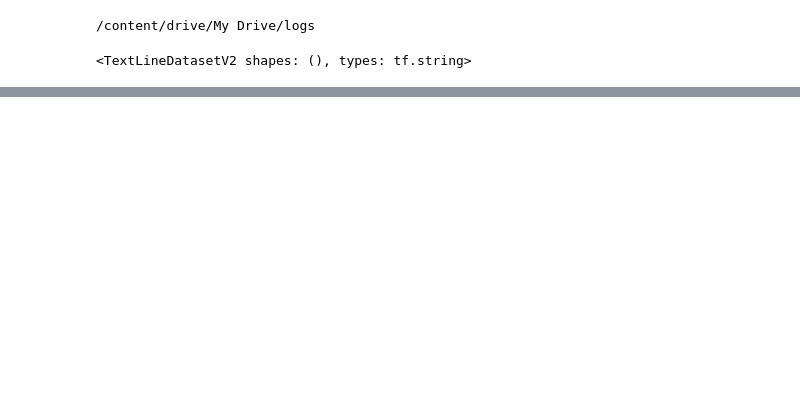
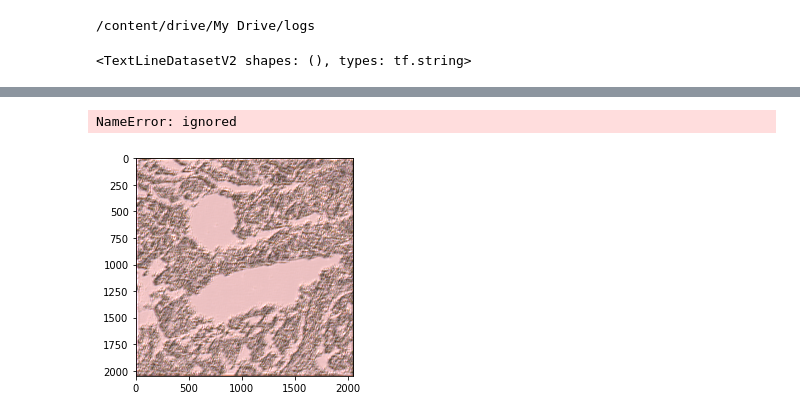
Before and after one commit to kazuki-de/git_reserch_code, a Jupyter notebook: Autoencoder_tensorflow2.0.ipynb, the cells around one changed output, grey strips where cells are left out. Drawn from its saved outputs; the diff is of its cells as text; code cells hidden in the pictures; blank space fills up the shorter version.

```diff
--- a/Autoencoder_tensorflow2.0.ipynb
+++ b/Autoencoder_tensorflow2.0.ipynb
@@ -202,5 +209,0 @@ dataset = tf.data.Dataset.from_generator(our_generator, (tf.float32, tf.int16))
-# %%
-dataset_t = tf.data.Dataset.from_generator(generater_train, (tf.float32, tf.float32))
-for batch, (x,y) in enumerate(dataset_t.batch(10)):
-    print(batch)
-    print(y)
@@ -208,0 +239,4 @@ UnknownError: ignored
+# %%
+plt.imshow(y[2])
+x.shape
+# %% [output]
@@ -208,0 +244,2 @@ UnknownError: ignored
+NameError: ignored
+[figure, added]
```
Also changed, not shown: parts of 16 cells of this notebook.
